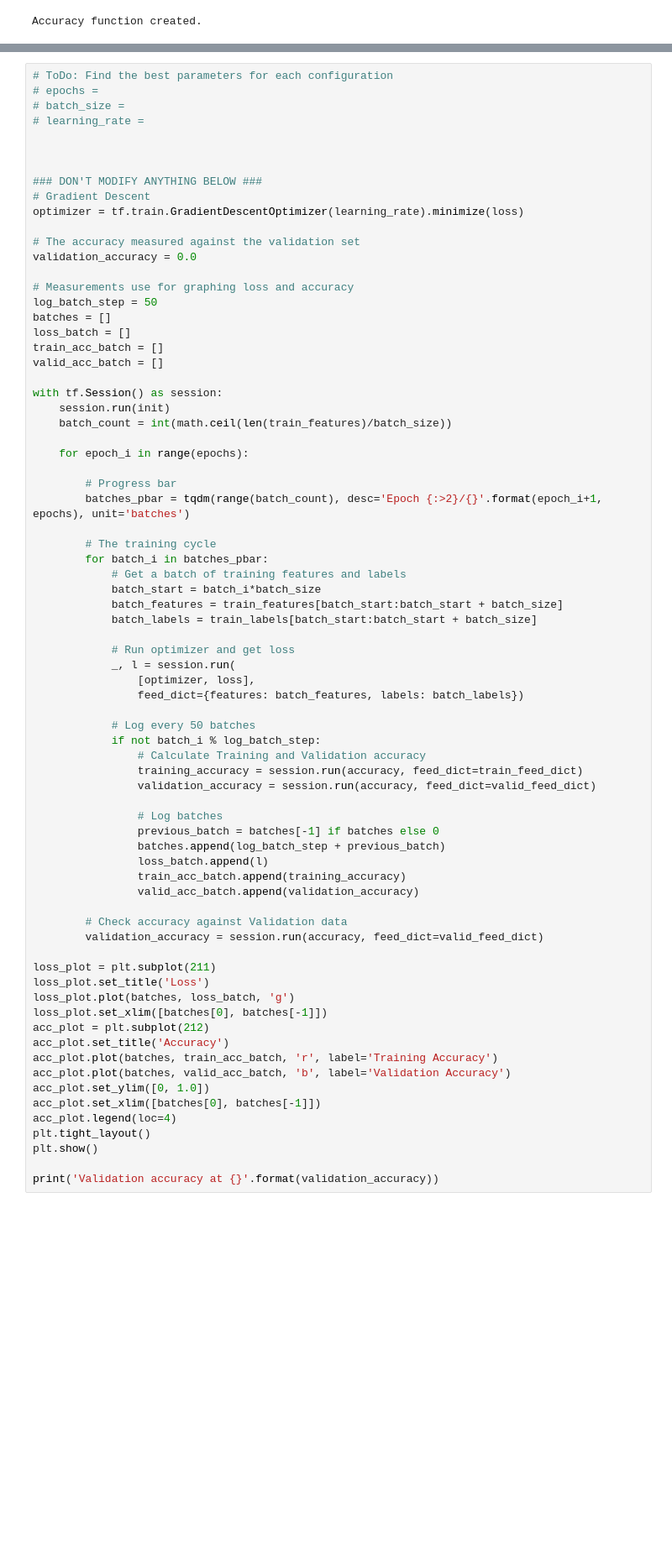
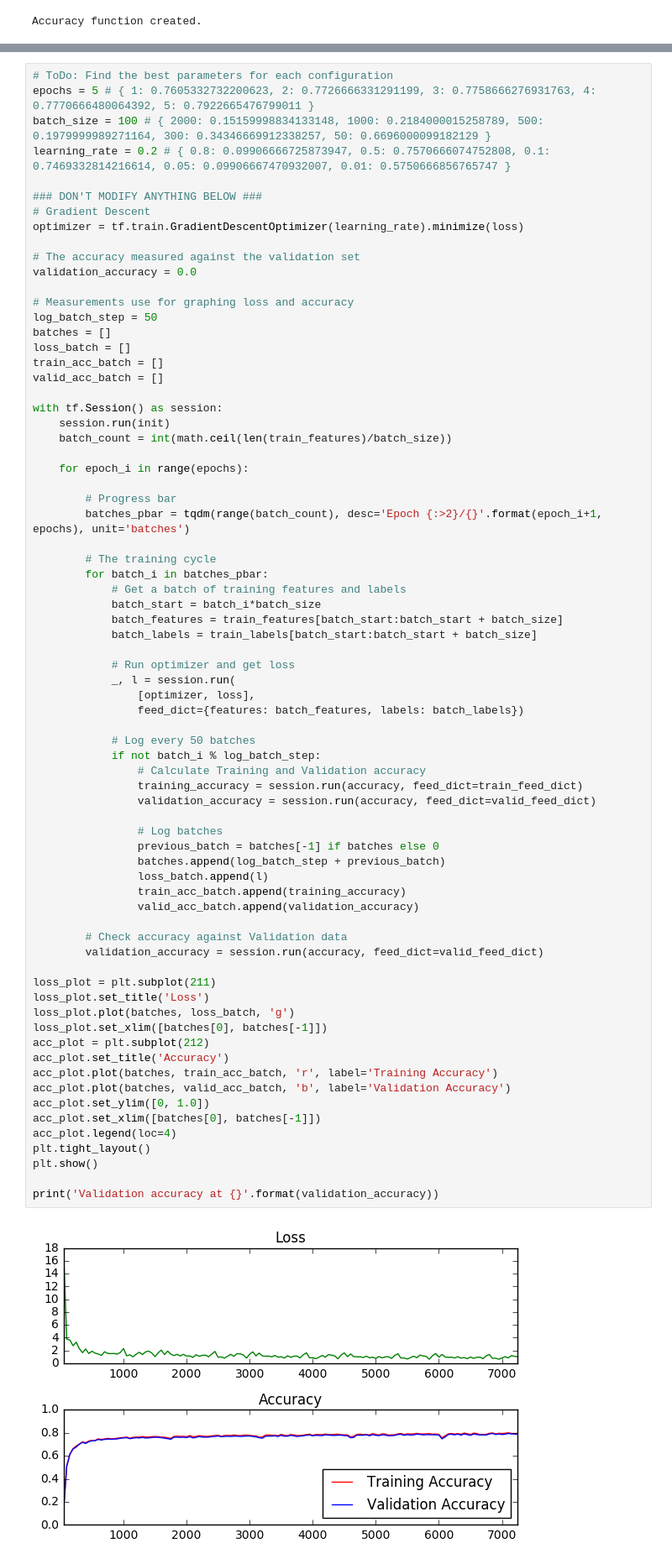
Before and after one commit to Agent007/CarND-TensorFlow-Lab, a Jupyter notebook: lab.ipynb, the cells around one changed output, grey strips where cells are left out. Shown: that part at 84% size. Drawn from its saved outputs; the diff is of its cells as text; blank space fills up the shorter version.

```diff
--- a/lab.ipynb
+++ b/lab.ipynb
@@ -363,11 +363,9 @@ The code will print out a Loss and Accuracy graph, so you can see how well the n
 *If you're having trouble solving problem 3, you can view the solution [here](https://github.com/udacity/CarND-TensorFlow-Lab/blob/master/solutions.ipynb).*
 # %%
 # ToDo: Find the best parameters for each configuration
-# epochs =
-# batch_size =
-# learning_rate =
-
-
+epochs = 5 # { 1: 0.7605332732200623, 2: 0.7726666331291199, 3: 0.7758666276931763, 4: 0.7770666480064392, 5: 0.7922665476799011 }
+batch_size = 100 # { 2000: 0.15159998834133148, 1000: 0.2184000015258789, 500: 0.1979999989271164, 300: 0.34346669912338257, 50: 0.6696000099182129 }
+learning_rate = 0.2 # { 0.8: 0.09906666725873947, 0.5: 0.7570666074752808, 0.1: 0.7469332814216614, 0.05: 0.09906667470932007, 0.01: 0.5750666856765747 }
 
 ### DON'T MODIFY ANYTHING BELOW ###
 # Gradient Descent
@@ -408,30 +406,32 @@ with tf.Session() as session:
             if not batch_i % log_batch_step:
                 # Calculate Training and Validation accuracy
                 training_accuracy = session.run(accuracy, feed_dict=train_feed_dict)
                 validation_accuracy = session.run(accuracy, feed_dict=valid_feed_dict)
 
                 # Log batches
                 previous_batch = batches[-1] if batches else 0
                 batches.append(log_batch_step + previous_batch)
                 loss_batch.append(l)
                 train_acc_batch.append(training_accuracy)
                 valid_acc_batch.append(validation_accuracy)
 
         # Check accuracy against Validation data
         validation_accuracy = session.run(accuracy, feed_dict=valid_feed_dict)
 
 loss_plot = plt.subplot(211)
 loss_plot.set_title('Loss')
 loss_plot.plot(batches, loss_batch, 'g')
 loss_plot.set_xlim([batches[0], batches[-1]])
 acc_plot = plt.subplot(212)
 acc_plot.set_title('Accuracy')
 acc_plot.plot(batches, train_acc_batch, 'r', label='Training Accuracy')
 acc_plot.plot(batches, valid_acc_batch, 'b', label='Validation Accuracy')
 acc_plot.set_ylim([0, 1.0])
 acc_plot.set_xlim([batches[0], batches[-1]])
 acc_plot.legend(loc=4)
 plt.tight_layout()
 plt.show()
 
 print('Validation accuracy at {}'.format(validation_accuracy))
+# %% [output]
+[figure, added]
```
Also changed, not shown: parts of 2 cells of this notebook.
